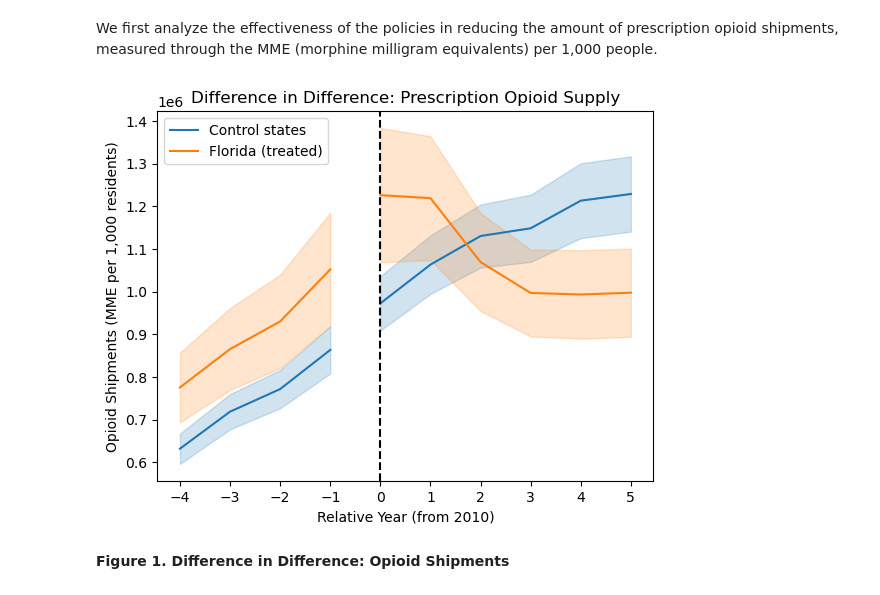
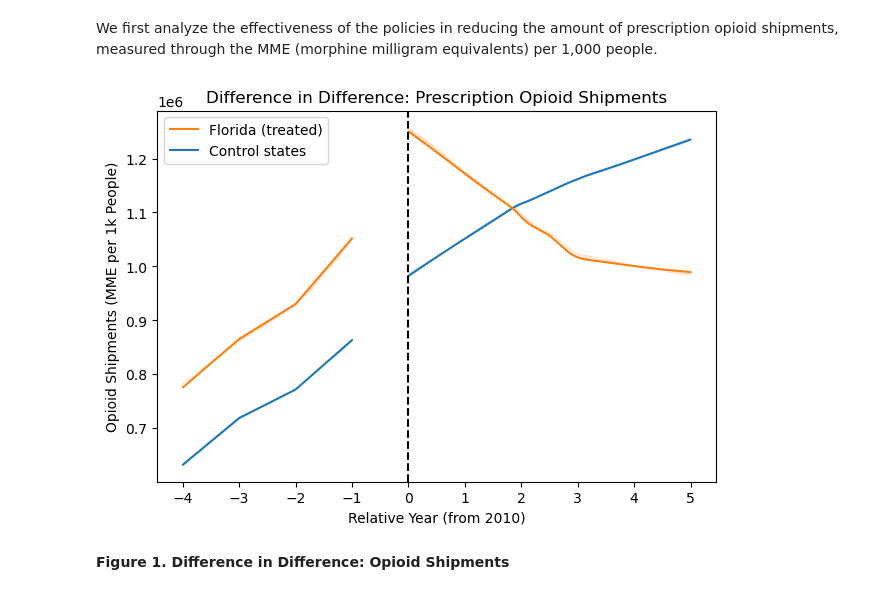
Before and after one commit to rakiranelson/IDS590-Opioids-Final-Project, a Jupyter notebook: opioid_dsm.ipynb, the cells around one changed output. Drawn from its saved outputs; the diff is of its cells as text; code cells hidden in the pictures.

Commit message:
moved correct plots to dsm

```diff
--- a/opioid_dsm.ipynb
+++ b/opioid_dsm.ipynb
@@ -33,6 +35,8 @@ control_states_od = ["COLORADO", "MICHIGAN", "PENNSYLVANIA"]
 opioids_states_od = opioids_deaths[
     opioids_deaths["state"].isin(control_states_od + ["FLORIDA"])
 ]
+
+color_map = {True: "tab:orange", False: "tab:blue"}
 # %% [markdown]
 ## Stakeholders
 
@@ -90,82 +94,69 @@ By examining both prescription opioid availability and overdose mortality, this
 # %% [markdown]
 We first analyze the effectiveness of the policies in reducing the amount of prescription opioid shipments, measured through the MME (morphine milligram equivalents) per 1,000 people.
 # %%
-colors = ["tab:blue", "tab:orange"]
 pre_prescriptions = opioids_states_prescriptions[
     opioids_states_prescriptions["year"] < 2010
 ]
+
 post_prescriptions = opioids_states_prescriptions[
     opioids_states_prescriptions["year"] >= 2010
 ]
 
-pre_prescription_trends = (
-    pre_prescriptions.groupby(["policy_state", "relative_year"])["mme_per_1000"]
-    .agg(["mean", "std", "count"])
-    .reset_index()
-)
-pre_prescription_trends["se"] = pre_prescription_trends["std"] / np.sqrt(
-    pre_prescription_trends["count"]
+plot_pre = (
+    so.Plot(
+        pre_prescriptions, x="relative_year", y="mme_per_1000", color="policy_state"
+    )
+    .scale(color=color_map)
+    .add(
+        so.Line(),
+        lowess := sor.Lowess(frac=0.7, gridsize=100, num_bootstrap=200, alpha=0.95),
+        legend=False,  # remove legend
+    )
+    .add(
+        so.Band(),
+        lowess,
+        legend=False,  # remove legend
+    )
 )
 
-post_prescription_trends = (
-    post_prescriptions.groupby(["policy_state", "relative_year"])["mme_per_1000"]
-    .agg(["mean", "std", "count"])
-    .reset_index()
-)
-post_prescription_trends["se"] = post_prescription_trends["std"] / np.sqrt(
-    post_prescription_trends["count"]
+plot_post = (
+    so.Plot(
+        post_prescriptions, x="relative_year", y="mme_per_1000", color="policy_state"
+    )
+    .scale(color=color_map)
+    .add(
+        so.Line(),
+        lowess := sor.Lowess(frac=0.7, gridsize=100, num_bootstrap=200, alpha=0.95),
+        legend=False,
+    )
+    .add(so.Band(), lowess, legend=False)
 )
 
-
+# convert to matplotlib
 fig_pres, ax_pres = plt.subplots()
 
-# part of the graph before 2010
-for group, d in pre_prescription_trends.groupby("policy_state"):
-    label = "Florida (treated)" if group == 1 else "Control states"
-    # mean line
-    ax_pres.plot(
-        d["relative_year"],
-        d["mean"],
-        label=label,
-        color=colors[group],
-    )
-    # SE shading
-    ax_pres.fill_between(
-        d["relative_year"],
-        d["mean"] - 1.96 * d["se"],
-        d["mean"] + 1.96 * d["se"],
-        color=colors[group],
-        alpha=0.2,
-    )
-
-# part of the graph after 2010
-for group, d in post_prescription_trends.groupby("policy_state"):
-    # mean line
-    ax_pres.plot(
-        d["relative_year"],
-        d["mean"],
-        color=colors[group],
-    )
-    # SE shading
-    ax_pres.fill_between(
-        d["relative_year"],
-        d["mean"] - 1.96 * d["se"],
-        d["mean"] + 1.96 * d["se"],
-        color=colors[group],
-        alpha=0.2,
-    )
+plot_pre.on(ax_pres).plot()
+plot_post.on(ax_pres).plot()
 
 ax_pres.axvline(0, color="black", linestyle="--")
 ax_pres.set(
-    title="Difference in Difference: Prescription Opioid Supply",
+    title="Difference in Difference: Prescription Opioid Shipments",
     xlabel="Relative Year (from 2010)",
-    ylabel="Opioid Shipments (MME per 1,000 residents)",
+    ylabel="Opioid Shipments (MME per 1k People)",
     xticks=sorted(opioids_states_prescriptions["relative_year"].unique()),
 )
-ax_pres.legend()
+
+# setting new labels w/ matplotlib
+handles = [
+    plt.Line2D([], [], color="tab:orange", label="Florida (treated)"),
+    plt.Line2D([], [], color="tab:blue", label="Control states"),
+]
+ax_pres.legend(handles=handles)
+
+plt.tight_layout()
 plt.show()
 # %% [output]
-[figure, old version]
+[figure, new version]
 # %% [markdown]
 **Figure 1. Difference in Difference: Opioid Shipments**
 # %% [markdown]
```
Also changed, not shown: parts of 4 cells of this notebook, 2 other files.
